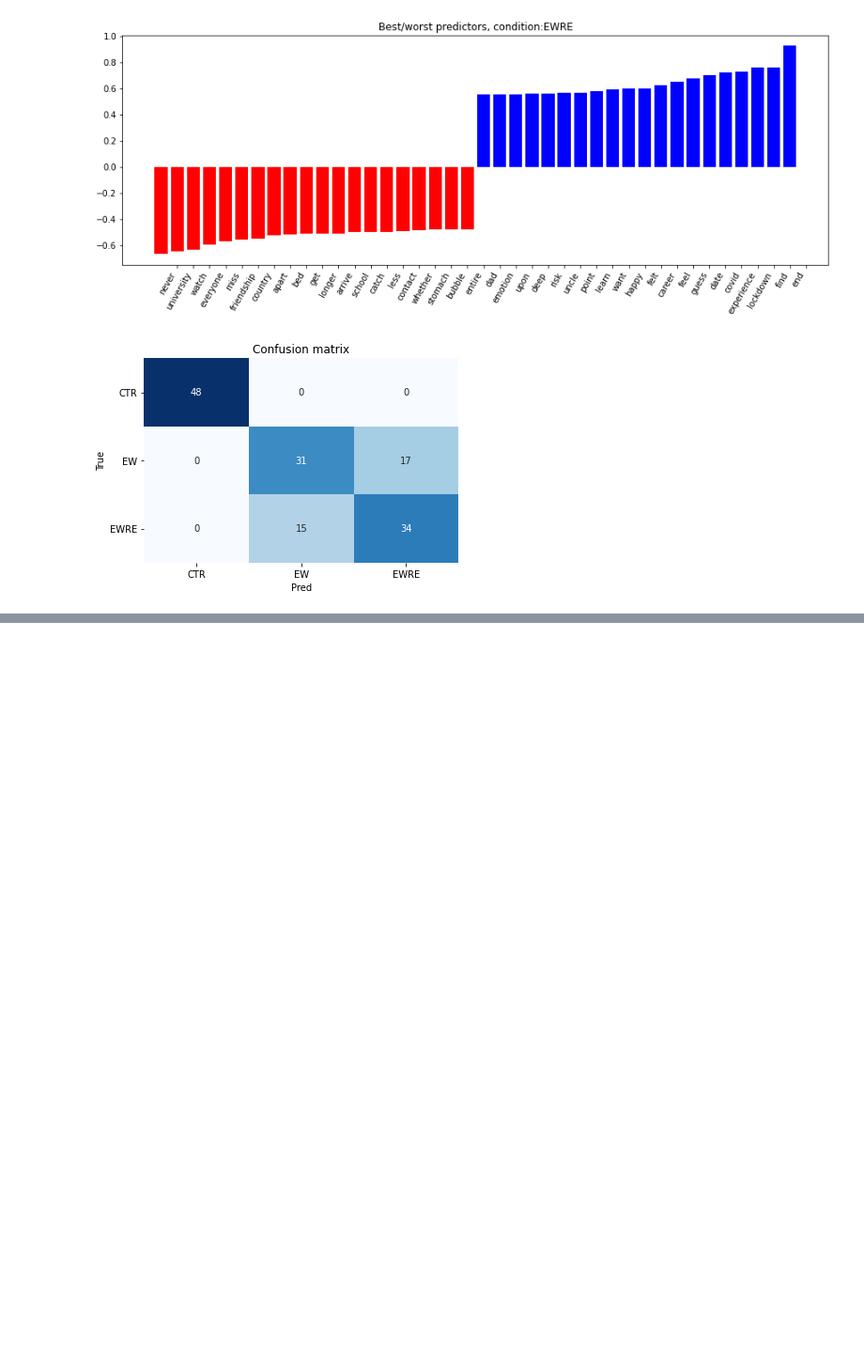
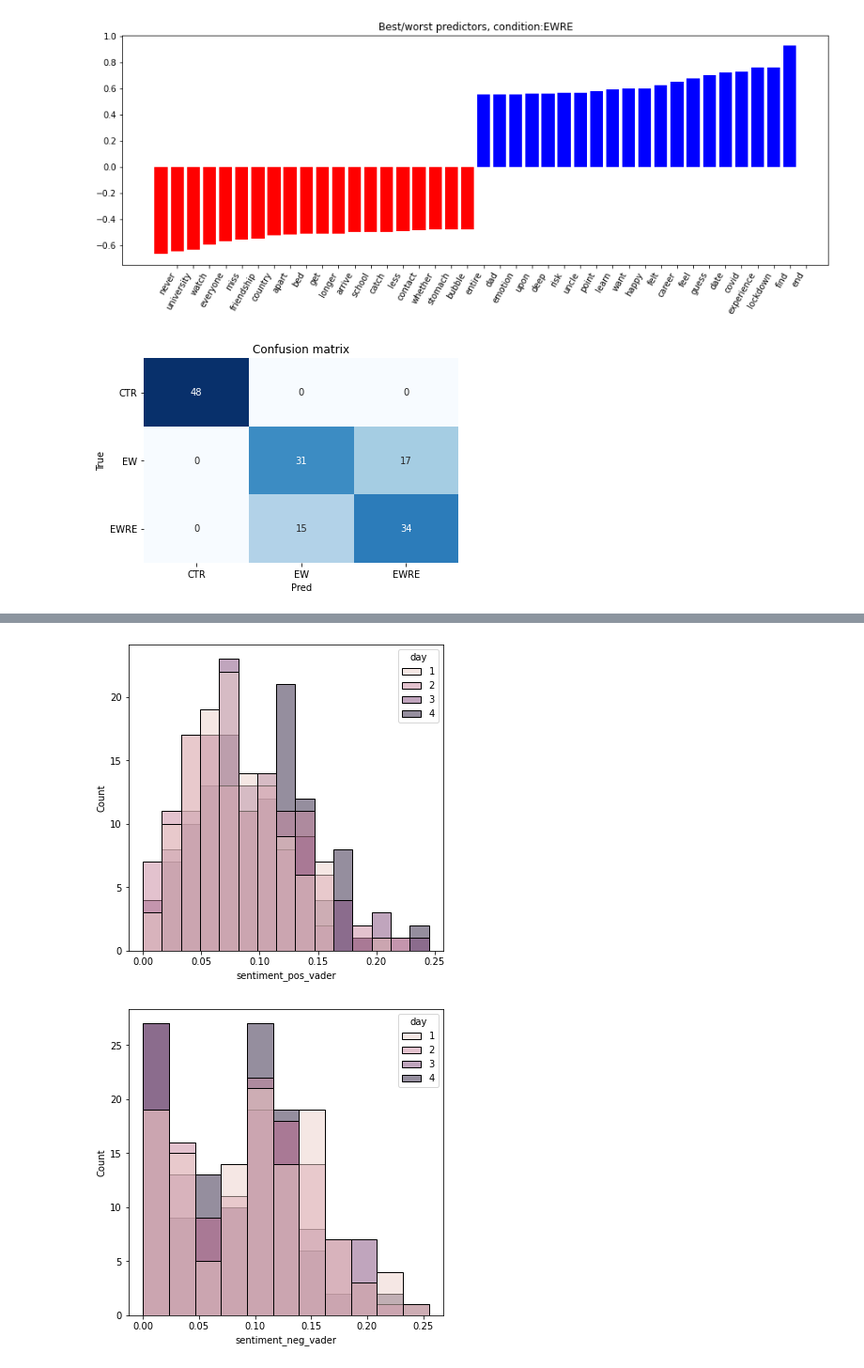
Before and after one commit to lucia-lux/EW_analysis, a Jupyter notebook: writing_analysis_jan.ipynb, the cells around one changed output, grey strips where cells are left out. Shown: that part at 94% size. Drawn from its saved outputs; the diff is of its cells as text; code cells hidden in the pictures; blank space fills up the shorter version.

```diff
--- a/writing_analysis_jan.ipynb
+++ b/writing_analysis_jan.ipynb
@@ -889,0 +924,7 @@ writing_df = scale_features(writing_df, sent_types, scaler)
+# %%
+for sent in sent_types:
+    fig,ax = plt.subplots(figsize = [6,6])
+    fig = sns.histplot(data = writing_df.loc[:,[sent,'Group','day']], x = sent, hue = "day")
+# %% [output]
+[figure, added]
+[figure, added]
```
Also changed, not shown: parts of 9 cells of this notebook, 15 other files.
